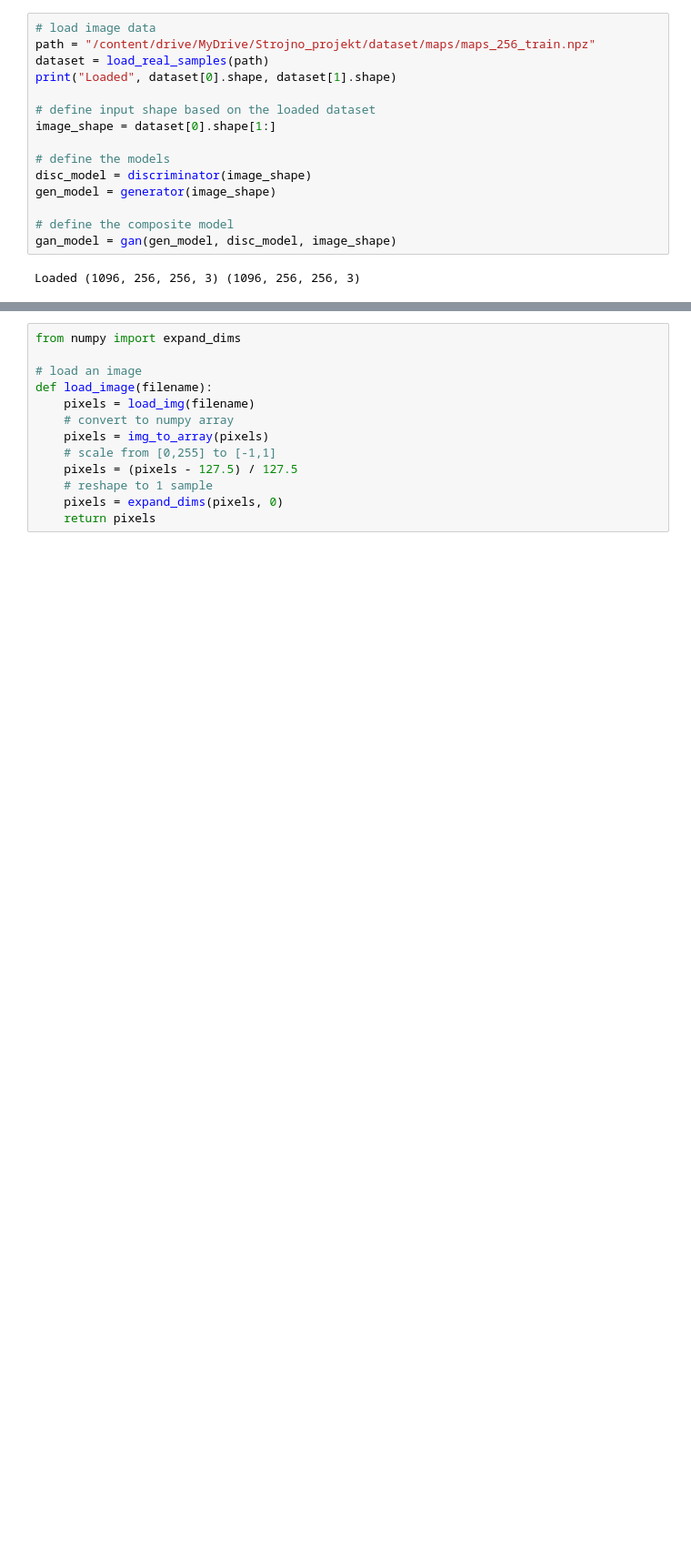
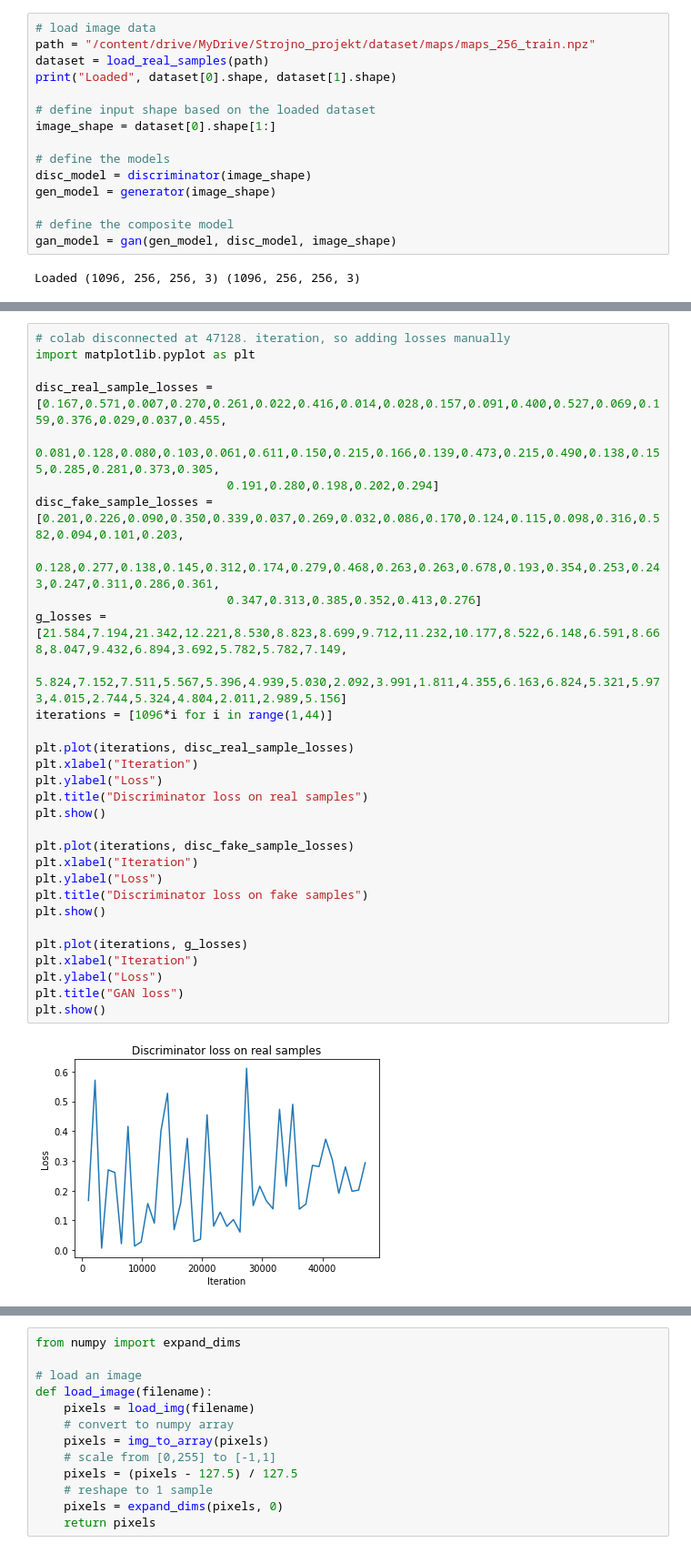
Before and after one commit to MDBcode/SU_projekt_RuntimeTerror, a Jupyter notebook: models/pix2pix.ipynb, the cells around one changed output, grey strips where cells are left out. Shown at 91% size. Cells and saved outputs as stored; diff of their text form; blank space fills up the shorter version.

```diff
--- a/models/pix2pix.ipynb
+++ b/models/pix2pix.ipynb
@@ -282,0 +335,33 @@ WARNING:tensorflow:Compiled the loaded model, but the compiled metrics have yet
+# %%
+# colab disconnected at 47128. iteration, so adding losses manually
+import matplotlib.pyplot as plt
+
+disc_real_sample_losses = [0.167,0.571,0.007,0.270,0.261,0.022,0.416,0.014,0.028,0.157,0.091,0.400,0.527,0.069,0.159,0.376,0.029,0.037,0.455,
+                           0.081,0.128,0.080,0.103,0.061,0.611,0.150,0.215,0.166,0.139,0.473,0.215,0.490,0.138,0.155,0.285,0.281,0.373,0.305,
+                           0.191,0.280,0.198,0.202,0.294]
+disc_fake_sample_losses = [0.201,0.226,0.090,0.350,0.339,0.037,0.269,0.032,0.086,0.170,0.124,0.115,0.098,0.316,0.582,0.094,0.101,0.203,
+                           0.128,0.277,0.138,0.145,0.312,0.174,0.279,0.468,0.263,0.263,0.678,0.193,0.354,0.253,0.243,0.247,0.311,0.286,0.361,
+                           0.347,0.313,0.385,0.352,0.413,0.276]
+g_losses = [21.584,7.194,21.342,12.221,8.530,8.823,8.699,9.712,11.232,10.177,8.522,6.148,6.591,8.668,8.047,9.432,6.894,3.692,5.782,5.782,7.149,
+            5.824,7.152,7.511,5.567,5.396,4.939,5.030,2.092,3.991,1.811,4.355,6.163,6.824,5.321,5.973,4.015,2.744,5.324,4.804,2.011,2.989,5.156]
+iterations = [1096*i for i in range(1,44)]
+
+plt.plot(iterations, disc_real_sample_losses)
+plt.xlabel("Iteration")
+plt.ylabel("Loss")
+plt.title("Discriminator loss on real samples")
+plt.show()
+
+plt.plot(iterations, disc_fake_sample_losses)
+plt.xlabel("Iteration")
+plt.ylabel("Loss")
+plt.title("Discriminator loss on fake samples")
+plt.show()
+
+plt.plot(iterations, g_losses)
+plt.xlabel("Iteration")
+plt.ylabel("Loss")
+plt.title("GAN loss")
+plt.show()
+# %% [output]
+[figure, added]
```
Also changed, not shown: parts of 14 cells of this notebook, 12 other files.
